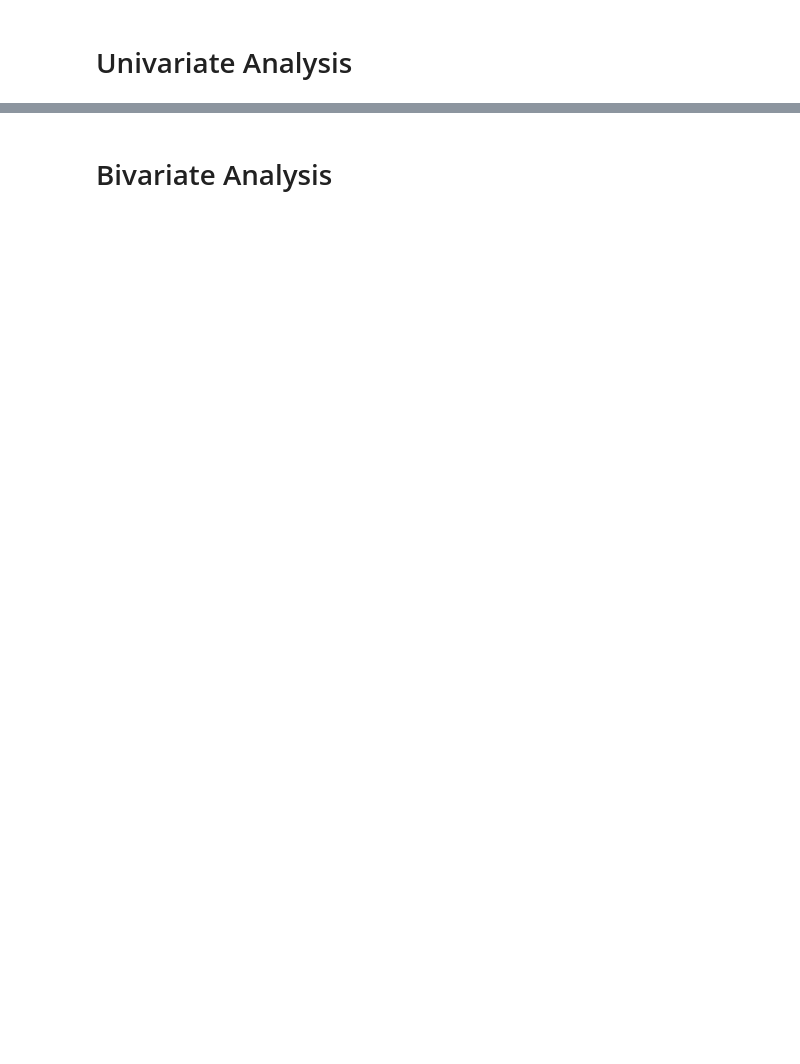
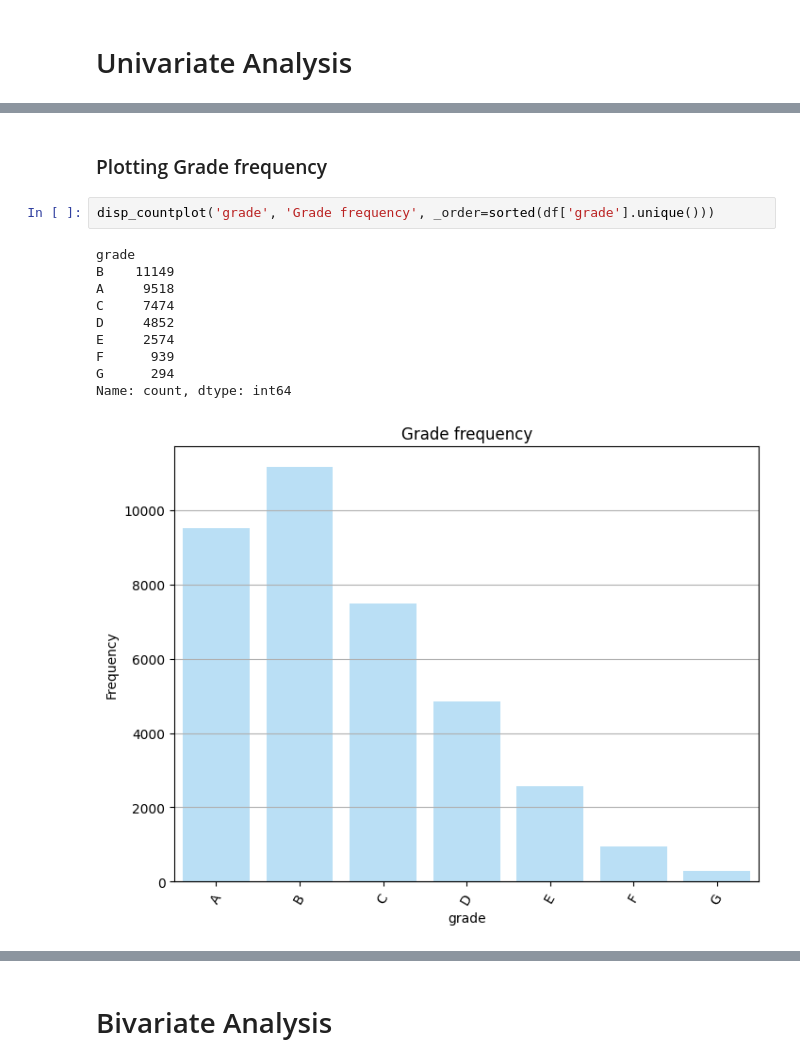
Before and after one commit to bmishr/lending_club_case_study, a Jupyter notebook: BijayKumarMishra.ipynb, the cells around one changed output, grey strips where cells are left out. Drawn from its saved outputs; the diff is of its cells as text; blank space fills up the shorter version.

```diff
--- a/BijayKumarMishra.ipynb
+++ b/BijayKumarMishra.ipynb
@@ -512,0 +227,15 @@ disp_countplot('emp_duration', 'Employment duration frequency')
+# %% [markdown]
+### Plotting Grade frequency
+# %%
+disp_countplot('grade', 'Grade frequency', _order=sorted(df['grade'].unique()))
+# %% [output]
+grade
+B    11149
+A     9518
+C     7474
+D     4852
+E     2574
+F      939
+G      294
+Name: count, dtype: int64
+[figure, added]
```
Also changed, not shown: parts of 292 cells of this notebook, 4 other files.
